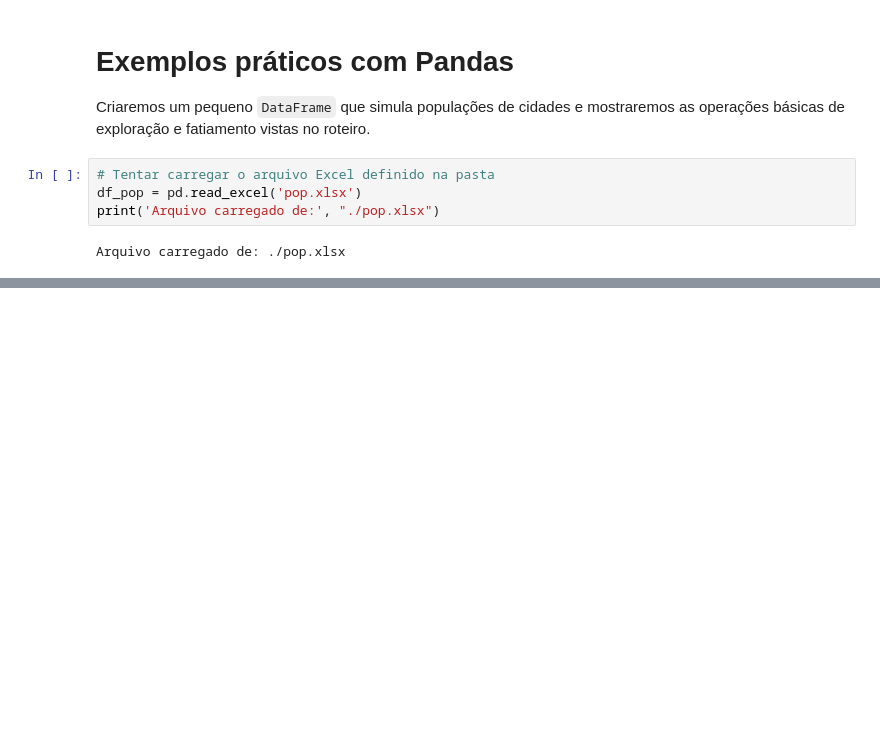
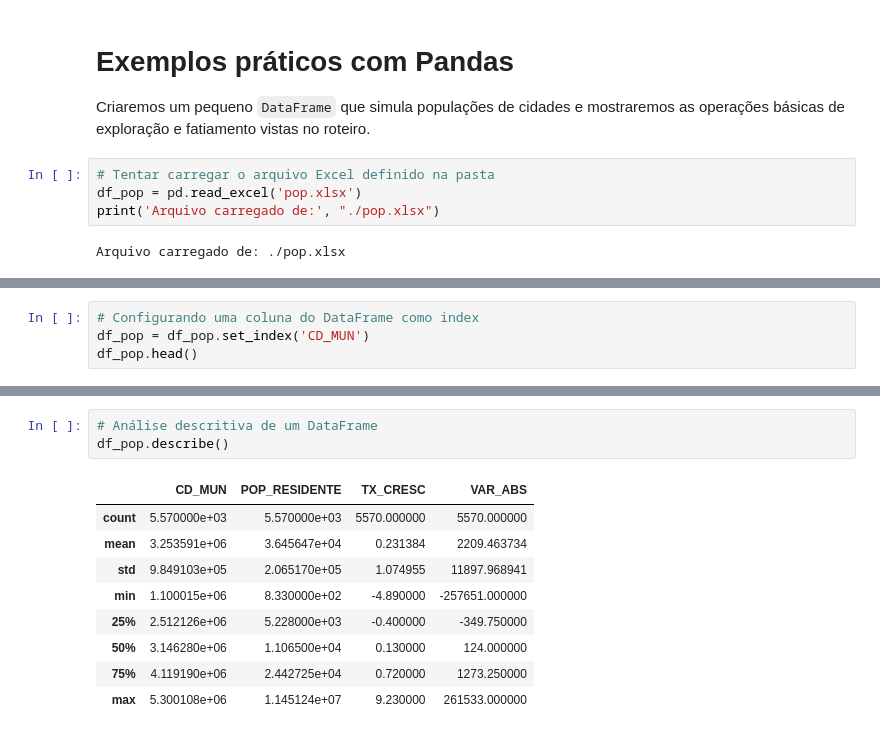
Before and after one commit to Tiago745/curso-de-python-2026, a Jupyter notebook: Roteiros/Aula 5/Aula 5 - acompanhamento -Curso 2026.ipynb, the cells around one changed output, grey strips where cells are left out. Drawn from its saved outputs; the diff is of its cells as text; blank space fills up the shorter version.

```diff
--- a/Roteiros/Aula 5/Aula 5 - acompanhamento -Curso 2026.ipynb
+++ b/Roteiros/Aula 5/Aula 5 - acompanhamento -Curso 2026.ipynb
@@ -192,0 +346,4 @@ path_excel = r"Roteiros/Aula 5/pop.xlsx"
+# %%
+# Configurando uma coluna do DataFrame como index
+df_pop = df_pop.set_index('CD_MUN')
+df_pop.head()
@@ -192,0 +358,13 @@ path_excel = r"Roteiros/Aula 5/pop.xlsx"
+# %%
+# Análise descritiva de um DataFrame
+df_pop.describe()
+# %% [output]
+|  | CD_MUN | POP_RESIDENTE | TX_CRESC | VAR_ABS |
+| count | 5.570000e+03 | 5.570000e+03 | 5570.000000 | 5570.000000 |
+| mean | 3.253591e+06 | 3.645647e+04 | 0.231384 | 2209.463734 |
+| std | 9.849103e+05 | 2.065170e+05 | 1.074955 | 11897.968941 |
+| min | 1.100015e+06 | 8.330000e+02 | -4.890000 | -257651.000000 |
+| 25% | 2.512126e+06 | 5.228000e+03 | -0.400000 | -349.750000 |
+| 50% | 3.146280e+06 | 1.106500e+04 | 0.130000 | 124.000000 |
+| 75% | 4.119190e+06 | 2.442725e+04 | 0.720000 | 1273.250000 |
+| max | 5.300108e+06 | 1.145124e+07 | 9.230000 | 261533.000000 |
```
Also changed, not shown: parts of 37 cells of this notebook, 1 other file.
